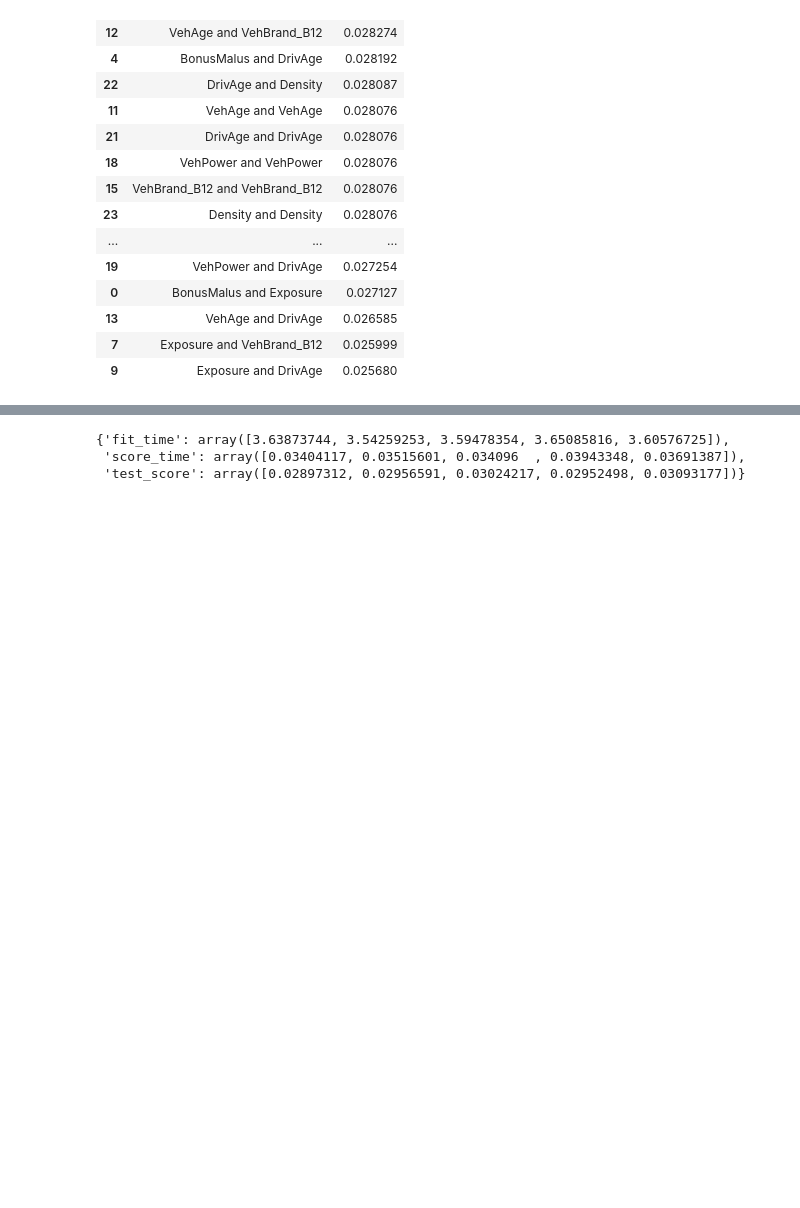
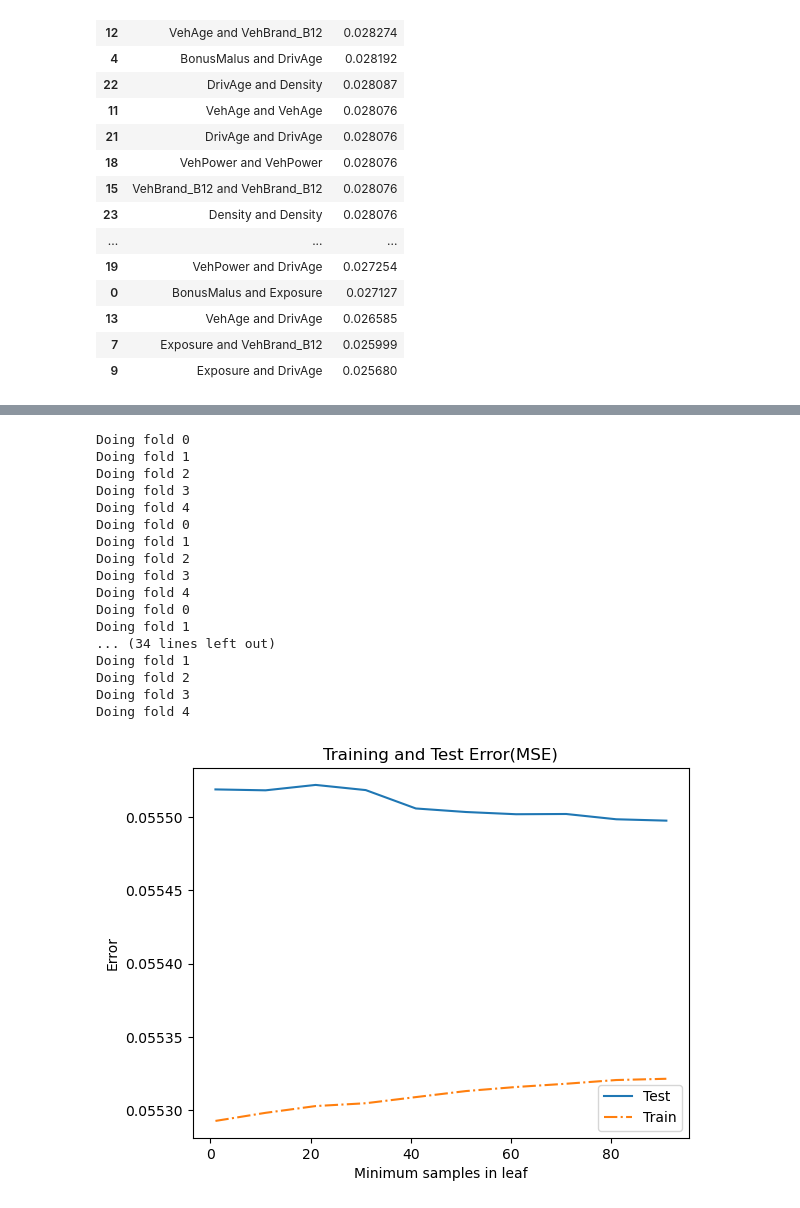
Before and after one commit to Simon-Simonsen/ML-project, a Jupyter notebook: OptimizingCDTR.ipynb, the cells around one changed output, grey strips where cells are left out. Saved outputs shown, nothing was run; the diff lists cells and outputs as text; code cells hidden in the pictures; blank space fills up the shorter version.

```diff
--- a/OptimizingCDTR.ipynb
+++ b/OptimizingCDTR.ipynb
@@ -978,8 +717,66 @@ CV R²: 0.0234
-# %%
-good_model = DecisionTreeRegressor(max_depth=7,min_samples_leaf=5,random_state=42)
-
-cross_validate(X=X_new, y=y,n_jobs=-1, estimator=good_model, scoring="r2")
-# %% [output]
-{'fit_time': array([3.63873744, 3.54259253, 3.59478354, 3.65085816, 3.60576725]),
- 'score_time': array([0.03404117, 0.03515601, 0.034096  , 0.03943348, 0.03691387]),
- 'test_score': array([0.02897312, 0.02956591, 0.03024217, 0.02952498, 0.03093177])}
+# %%
+start_value = 1
+end_value = 101
+index = 10
+x_graph = list(range(start_value, end_value,index))
+y_graph_test = []
+y_graph_train = []
+
+X2 = np.array(df_clean[moost_important_features])
+
+for parameter in range(start_value,end_value,index):
+    model = CustomDecisionTreeRegressor(max_depth=6, min_samples_leafs=parameter)
+
+    fold_test = []
+    fold_train = []
+
+    for fold, (train_idx, val_idx) in enumerate(skf.split(X = X2,y=y_class)):
+        print(f"Doing fold {fold}")
+        X_train, X_val = X2[train_idx], X2[val_idx]
+        y_train, y_val = y[train_idx], y[val_idx]
+
+        model.fit(X_train,y_train)
+
+        y_pred_test = model.predict(X_val)
+        y_pred_train = model.predict(X_train)
+
+        fold_test.append(mean_squared_error(y_pred=y_pred_test, y_true=y_val))
+        fold_train.append(mean_squared_error(y_pred=y_pred_train, y_true=y_train))
+
+
+    train_score = np.mean(fold_train)
+    test_score = np.mean(fold_test)
+
+
+    y_graph_test.append(test_score)
+    y_graph_train.append(train_score)
+
+plt.plot(x_graph, y_graph_test, label ='Test')
+plt.plot(x_graph, y_graph_train, '-.', label ='Train')
+
+plt.xlabel("Minimum samples in leaf")
+plt.ylabel("Error")
+plt.legend()
+plt.title('Training and Test Error(MSE)')
+plt.show()
+
+# Minimum number of samples in leaf 5
+# %% [output]
+Doing fold 0
+Doing fold 1
+Doing fold 2
+Doing fold 3
+Doing fold 4
+Doing fold 0
+Doing fold 1
+Doing fold 2
+Doing fold 3
+Doing fold 4
+Doing fold 0
+Doing fold 1
+... (34 lines left out)
+Doing fold 1
+Doing fold 2
+Doing fold 3
+Doing fold 4
+[figure, added]
```
Also changed, not shown: parts of 26 cells of this notebook, 10 other files.
